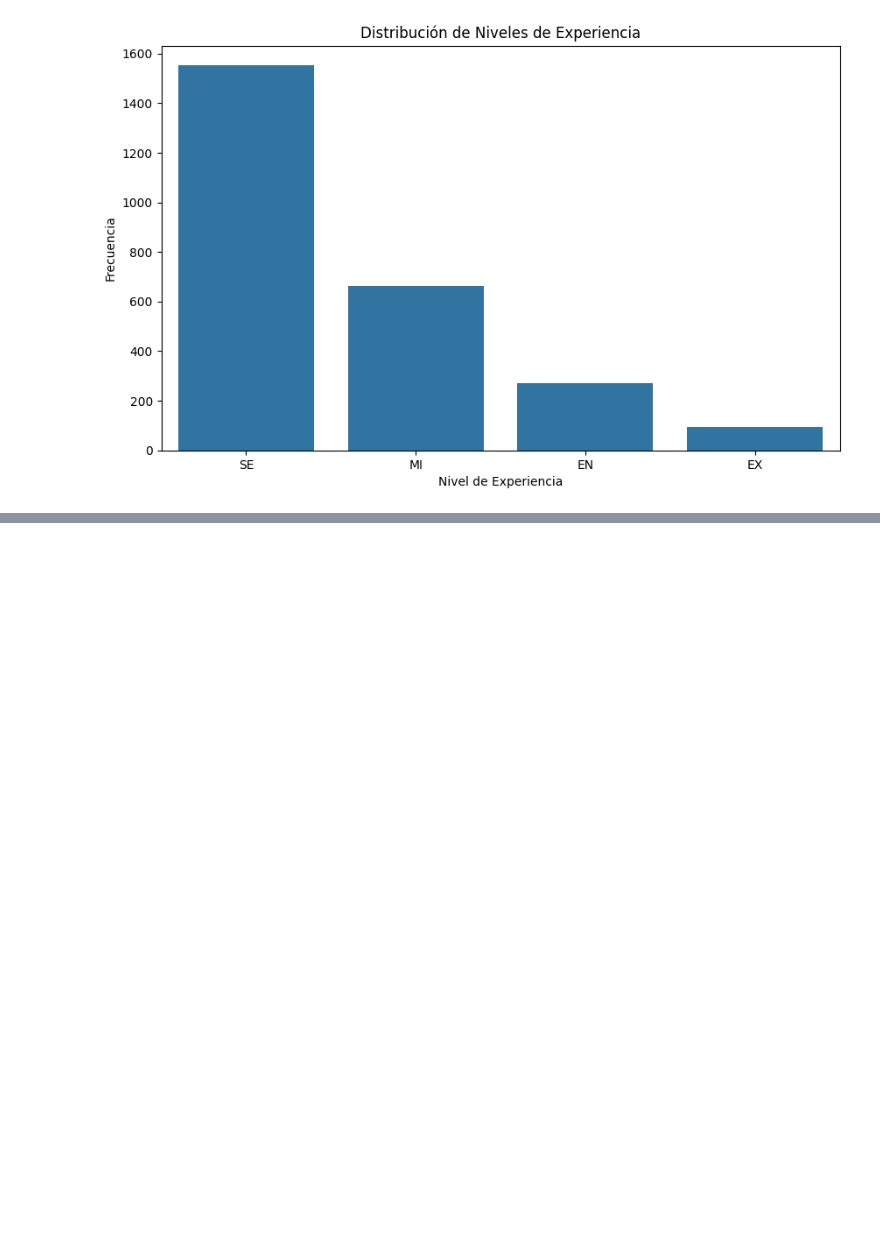
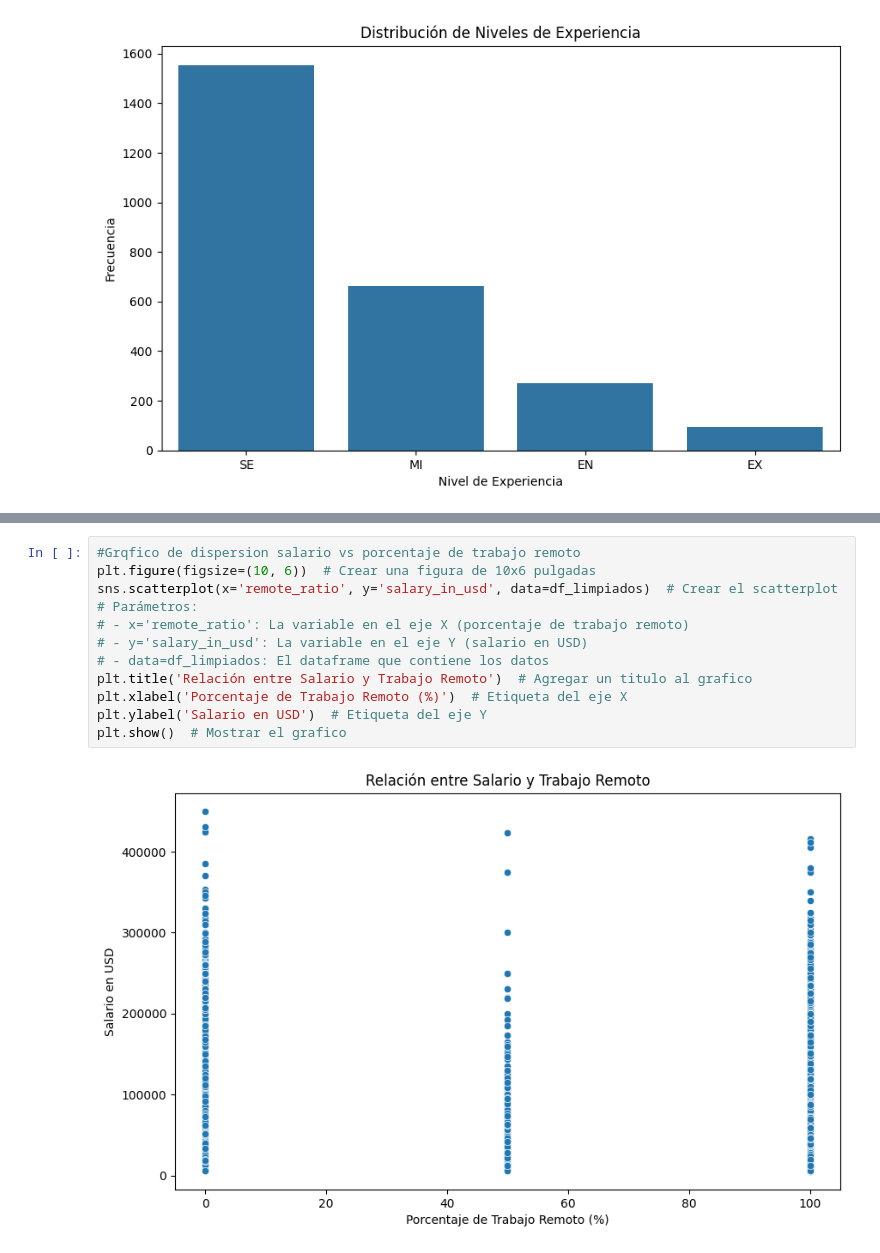
Before and after one commit to Morkand/Examen, a Jupyter notebook: examen.ipynb, the cells around one changed output, grey strips where cells are left out. Drawn from its saved outputs; the diff is of its cells as text; blank space fills up the shorter version.

```diff
--- a/examen.ipynb
+++ b/examen.ipynb
@@ -209,0 +228,14 @@ plt.show()  # Mostrar el grafico
+# %%
+#Grqfico de dispersion salario vs porcentaje de trabajo remoto
+plt.figure(figsize=(10, 6))  # Crear una figura de 10x6 pulgadas
+sns.scatterplot(x='remote_ratio', y='salary_in_usd', data=df_limpiados)  # Crear el scatterplot
+# Parámetros:
+# - x='remote_ratio': La variable en el eje X (porcentaje de trabajo remoto)
+# - y='salary_in_usd': La variable en el eje Y (salario en USD)
+# - data=df_limpiados: El dataframe que contiene los datos
+plt.title('Relación entre Salario y Trabajo Remoto')  # Agregar un titulo al grafico
+plt.xlabel('Porcentaje de Trabajo Remoto (%)')  # Etiqueta del eje X
+plt.ylabel('Salario en USD')  # Etiqueta del eje Y
+plt.show()  # Mostrar el grafico
+# %% [output]
+[figure, added]
```
Also changed, not shown: parts of 3 cells of this notebook.
